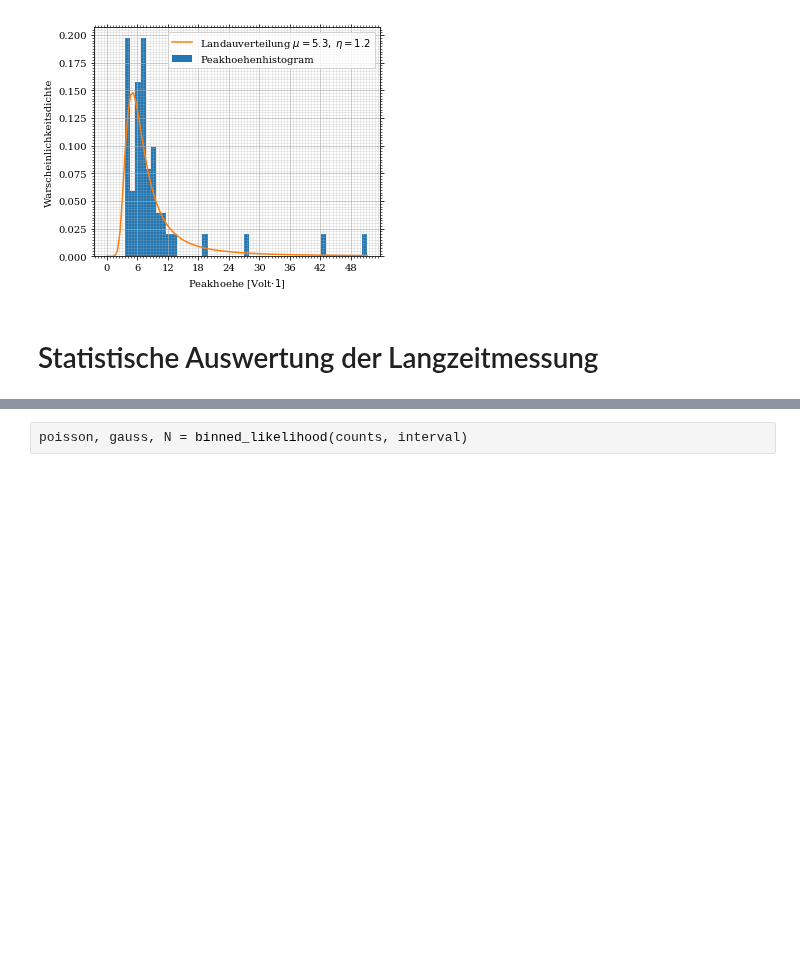
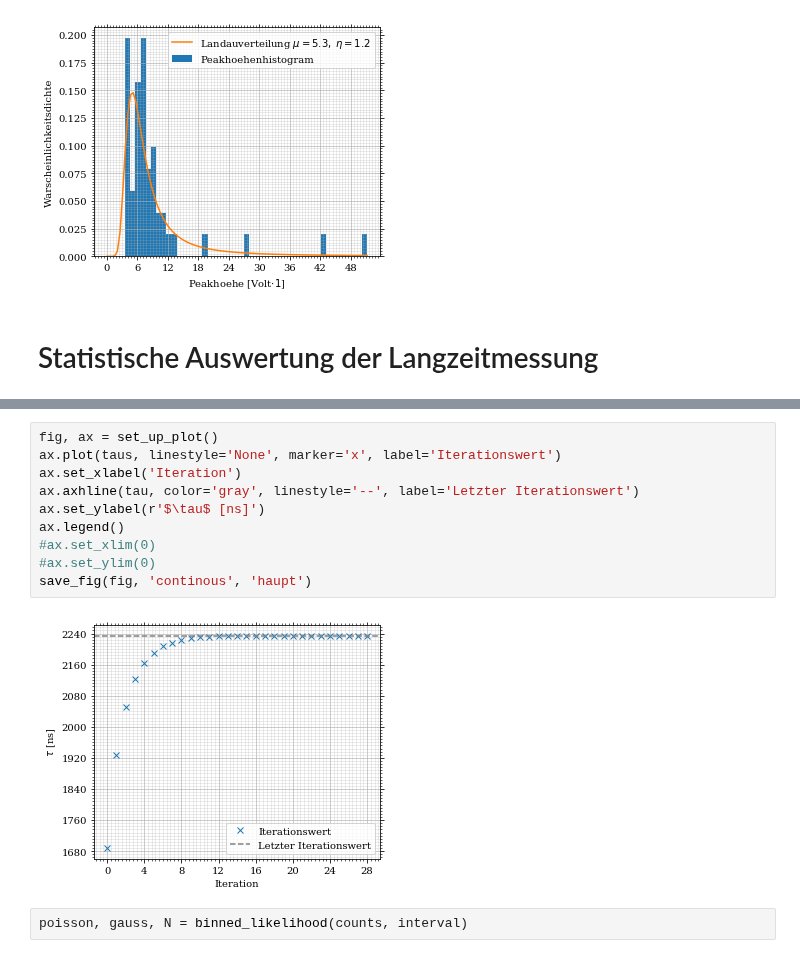
Before and after one commit to vale981/fpraktikum, a Jupyter notebook: LM/auswertung/Untitled.ipynb, the cells around one changed output, grey strips where cells are left out. Cells and saved outputs as stored; diff of their text form; blank space fills up the shorter version.

```diff
--- a/LM/auswertung/Untitled.ipynb
+++ b/LM/auswertung/Untitled.ipynb
@@ -112,3 +110,15 @@ continous(counts, interval)
+# %%
+fig, ax = set_up_plot()
+ax.plot(taus, linestyle='None', marker='x', label='Iterationswert')
+ax.set_xlabel('Iteration')
+ax.axhline(tau, color='gray', linestyle='--', label='Letzter Iterationswert')
+ax.set_ylabel(r'$\tau$ [ns]')
+ax.legend()
+#ax.set_xlim(0)
+#ax.set_ylim(0)
+save_fig(fig, 'continous', 'haupt')
+# %% [output]
+[figure, added]
 # %%
 poisson, gauss, N = binned_likelihood(counts, interval)
 # %%
```
Also changed, not shown: parts of 6 cells of this notebook, 8 other files.
